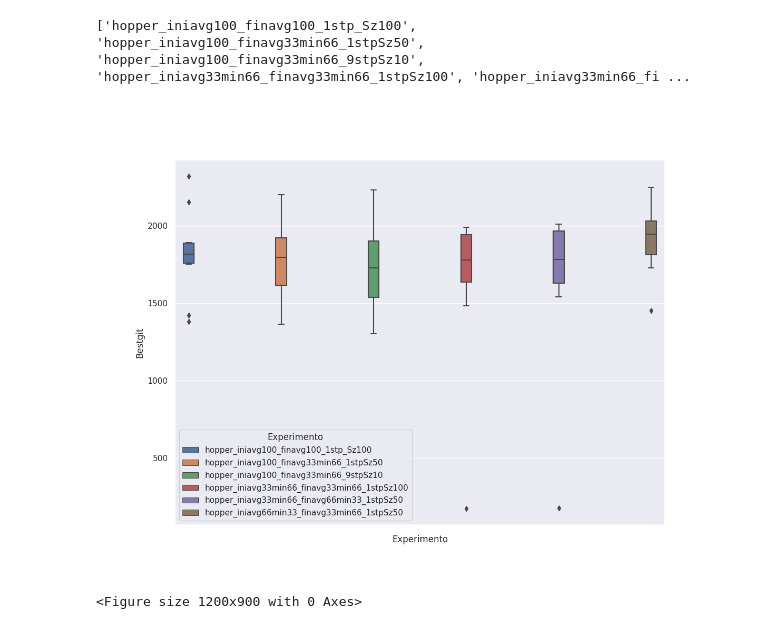
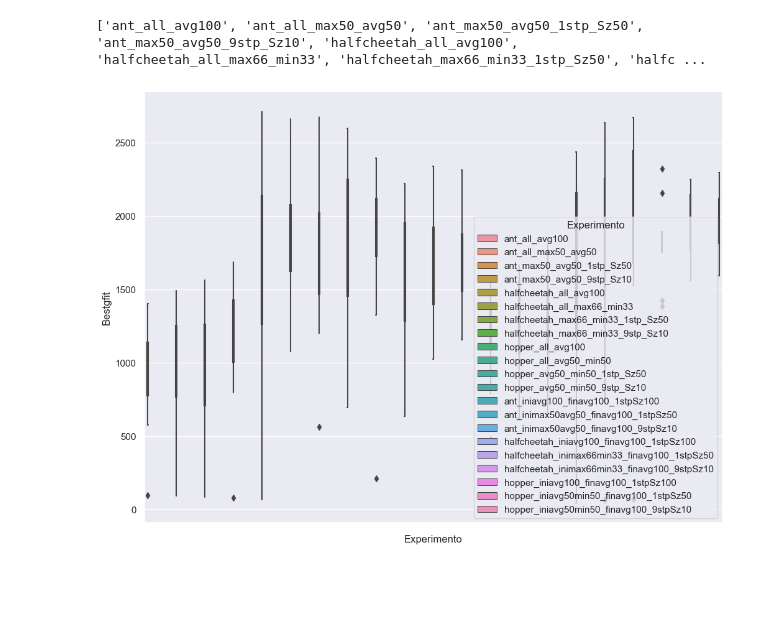
Before and after one commit to FKettl/evorobotpy2, a Jupyter notebook: minMaxAvg/felipe_experiments/notebooks_robotica.ipynb, the cells around one changed output. Drawn from its saved outputs; the diff is of its cells as text; code cells hidden in the pictures; blank space fills up the shorter version.

Commit message:
Add plots

```diff
--- a/minMaxAvg/felipe_experiments/notebooks_robotica.ipynb
+++ b/minMaxAvg/felipe_experiments/notebooks_robotica.ipynb
@@ -7,13 +27,22 @@ import pandas as pd
 import os
 import matplotlib.pyplot as plt
 # %%
-experiments = os.listdir("./experiments")
+experiments = os.listdir("./results")
 data_frames = []
 names = []
-for x in range(len(experiments)-1):
+for x in range(len(experiments)):
     experiment_name = experiments[x]
     experiment_name = experiment_name.replace('.csv', '')
-    df = pd.read_csv(f"./experiments/{experiments[x]}")
+    df = pd.read_csv(f"./results/{experiments[x]}")
+    df['Experimento'] = [experiment_name for x in range(20)]
+    data_frames.append(df)
+
+experiments = os.listdir("./old")
+names = []
+for x in range(len(experiments)):
+    experiment_name = experiments[x]
+    experiment_name = experiment_name.replace('.csv', '')
+    df = pd.read_csv(f"./old/{experiments[x]}")
     df['Experimento'] = [experiment_name for x in range(10)]
     data_frames.append(df)
 
@@ -21,16 +50,16 @@ frames = pd.concat(data_frames, axis=0, ignore_index=True)
 # %%
 print(list(frames.Experimento.unique()))
 # %% [output]
-['hopper_iniavg100_finavg100_1stp_Sz100', 'hopper_iniavg100_finavg33min66_1stpSz50', 'hopper_iniavg100_finavg33min66_9stpSz10', 'hopper_iniavg33min66_finavg33min66_1stpSz100', 'hopper_iniavg33min66_fi ...
+['ant_all_avg100', 'ant_all_max50_avg50', 'ant_max50_avg50_1stp_Sz50', 'ant_max50_avg50_9stp_Sz10', 'halfcheetah_all_avg100', 'halfcheetah_all_max66_min33', 'halfcheetah_max66_min33_1stp_Sz50', 'halfc ...
 # %%
 sns.set(rc={"figure.figsize":(12, 9)}) #width=3, #height=4
 ax = sns.boxplot(data=frames,
             x="Experimento",
-            y="Bestgit",
+            y="Bestgfit",
             hue="Experimento",
+            width=2
             )
 ax.set(xticklabels=[])
 plt.show()
 # %% [output]
-[figure, old version]
+[figure, new version]
-<Figure size 1200x900 with 0 Axes>
```
Also changed, not shown: parts of 1 cell of this notebook, 46 other files.
